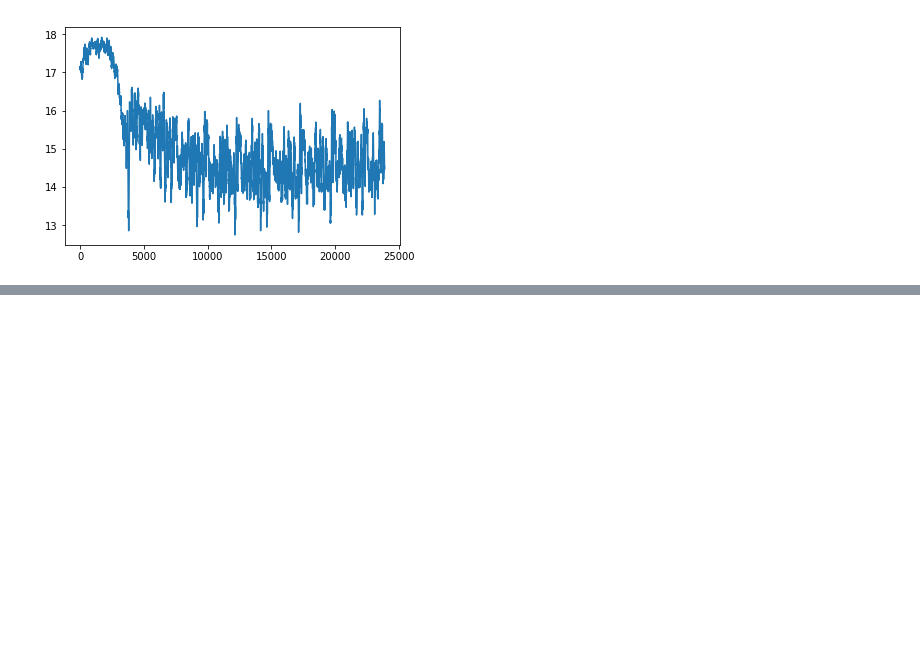
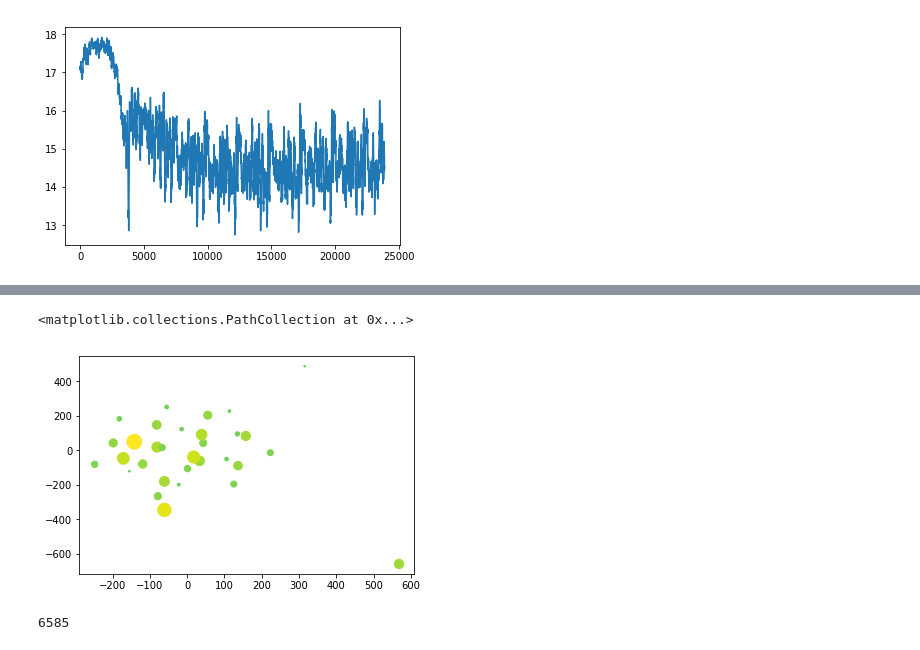
Before and after one commit to louisv123/COLGE, a Jupyter notebook: test.ipynb, the cells around one changed output, grey strips where cells are left out. Cells and saved outputs as stored; diff of their text form; code cells hidden in the pictures; blank space fills up the shorter version.

```diff
--- a/test.ipynb
+++ b/test.ipynb
@@ -1145,0 +1191,3 @@ plt.plot(cc)
+# %%
+weight=torch.load('model_ED.pt')
+weight
@@ -1145,0 +1212,24 @@ plt.plot(cc)
+# %%
+X=weight['q_1.weight'].detach().numpy()
+# %%
+import sklearn.manifold as mnf
+#pca = decomposition..(n_components=3)
+tsne=mnf.TSNE(n_components=3)
+result = tsne.fit_transform(X)
+# %%
+
+plt.scatter(result[:, 0], result[:, 1],s=0.5*result[:,2],c=result[:,2])
+# %% [output]
+<matplotlib.collections.PathCollection at 0x...>
+[figure, added]
+# %%
+
+ll_7=np.loadtxt('test_2_50_node_ed_10_12.out')
+#ll_all = np.concatenate([ll,ll_5])
+ll_7 =np.array(ll_7)
+print(len(ll_7))
+cc =[]
+for i in range(len(ll_7[-6500:])):
+    cc.append(np.mean(ll_7[-6500+i:-6400+i]))
+# %% [output]
+6585
```
Also changed, not shown: parts of 13 cells of this notebook, 6 other files.
